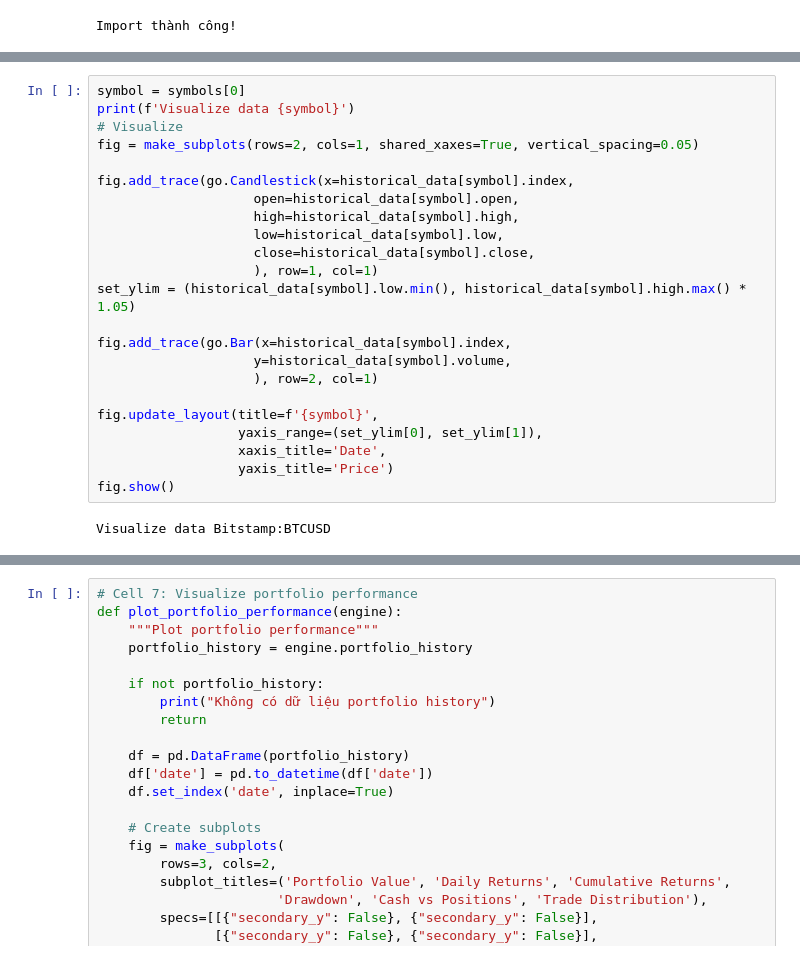
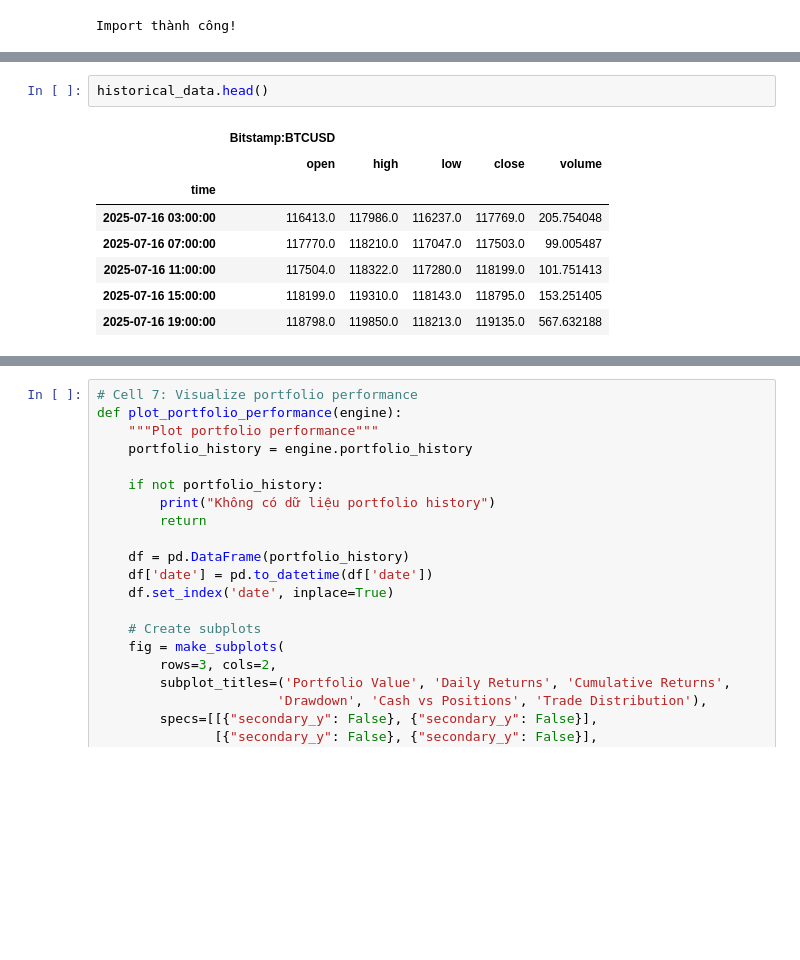
Before and after one commit to Huynh-Tr/autotrading_system, a Jupyter notebook: src/notebooks/demo.ipynb, the cells around one changed output, grey strips where cells are left out. Saved outputs shown, nothing was run; the diff lists cells and outputs as text; blank space fills up the shorter version.

```diff
--- a/src/notebooks/demo.ipynb
+++ b/src/notebooks/demo.ipynb
@@ -81,28 +81,14 @@ Date range: 2025-07-15 23:00:00         đến 2025-08-01 11:00:00             i
-# %%
-symbol = symbols[0]
-print(f'Visualize data {symbol}')
-# Visualize
-fig = make_subplots(rows=2, cols=1, shared_xaxes=True, vertical_spacing=0.05)
-
-fig.add_trace(go.Candlestick(x=historical_data[symbol].index,
-                    open=historical_data[symbol].open,
-                    high=historical_data[symbol].high,
-                    low=historical_data[symbol].low,
-                    close=historical_data[symbol].close,
-                    ), row=1, col=1)
-set_ylim = (historical_data[symbol].low.min(), historical_data[symbol].high.max() * 1.05)
-
-fig.add_trace(go.Bar(x=historical_data[symbol].index,
-                    y=historical_data[symbol].volume,
-                    ), row=2, col=1)
-
-fig.update_layout(title=f'{symbol}',
-                  yaxis_range=(set_ylim[0], set_ylim[1]),
-                  xaxis_title='Date',
-                  yaxis_title='Price')
-fig.show()
-# %% [output]
-Visualize data Bitstamp:BTCUSD
+# %%
+historical_data.head()
+# %% [output]
+|  | Bitstamp:BTCUSD |  |  |  |  |
+|  | open | high | low | close | volume |
+| time |  |  |  |  |  |
+| 2025-07-16 03:00:00 | 116413.0 | 117986.0 | 116237.0 | 117769.0 | 205.754048 |
+| 2025-07-16 07:00:00 | 117770.0 | 118210.0 | 117047.0 | 117503.0 | 99.005487 |
+| 2025-07-16 11:00:00 | 117504.0 | 118322.0 | 117280.0 | 118199.0 | 101.751413 |
+| 2025-07-16 15:00:00 | 118199.0 | 119310.0 | 118143.0 | 118795.0 | 153.251405 |
+| 2025-07-16 19:00:00 | 118798.0 | 119850.0 | 118213.0 | 119135.0 | 567.632188 |
 # %%
 # Cell 4: Thêm strategies
 # SMA Crossover Strategy
```
Also changed, not shown: parts of 12 cells of this notebook, 14 other files.
